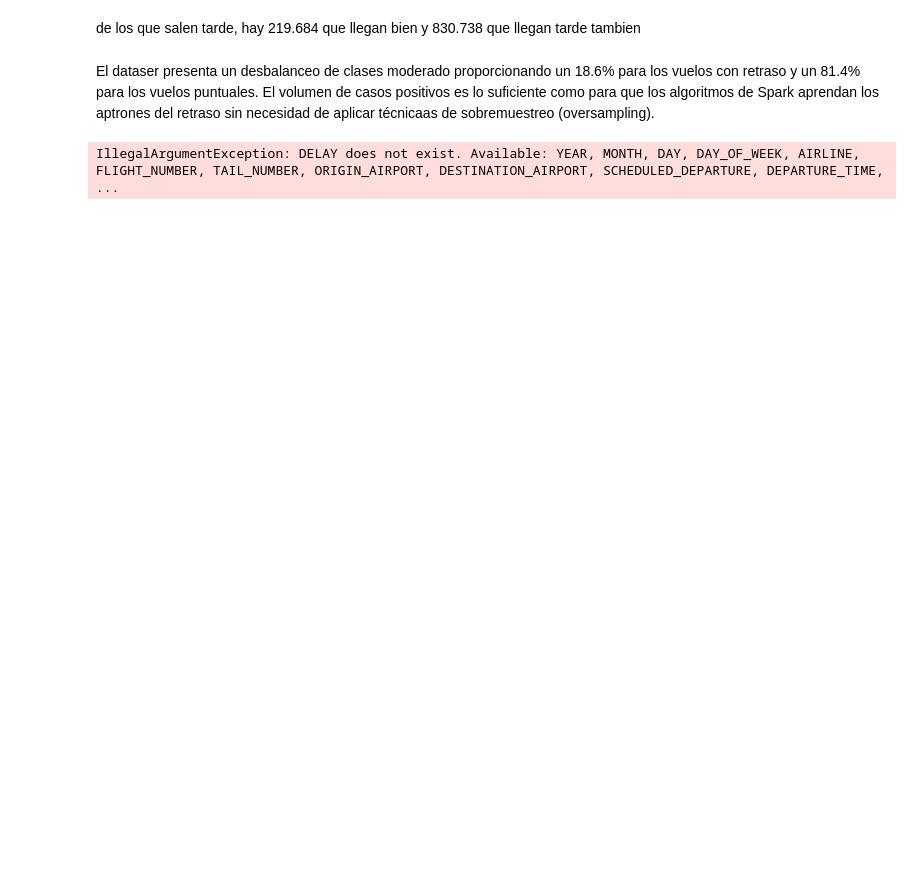
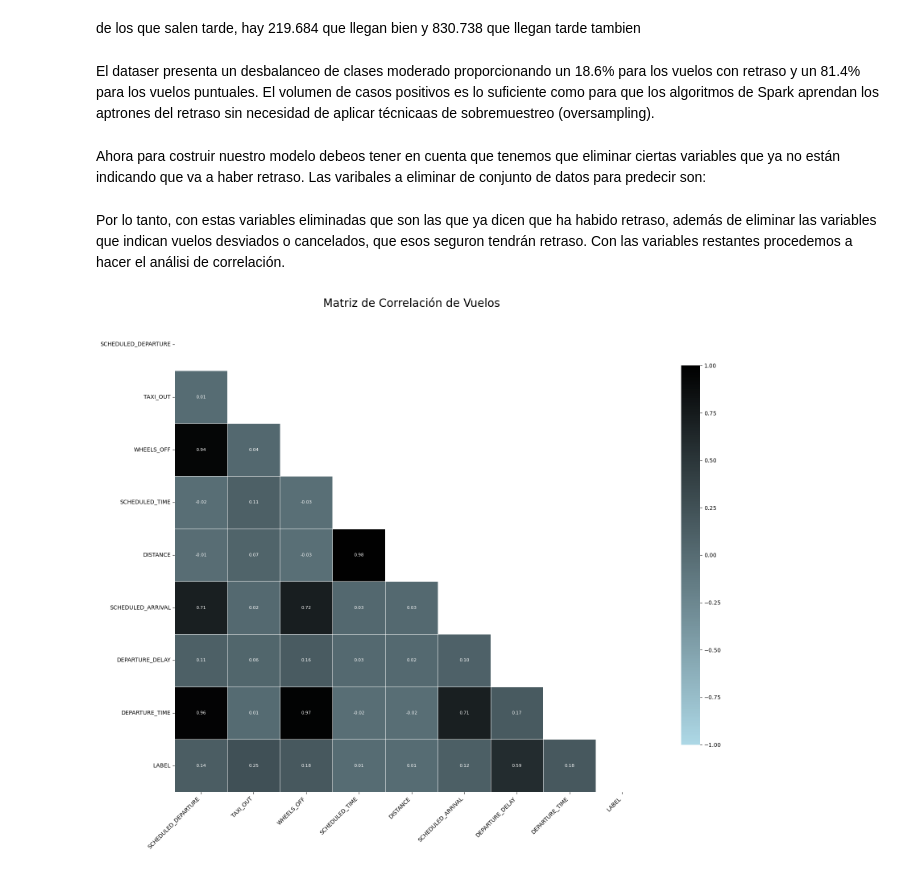
Before and after one commit to mikellorite/FlightDelays-BigData, a Jupyter notebook: FlightDelays.ipynb, the cells around one changed output. Drawn from its saved outputs; the diff is of its cells as text; code cells hidden in the pictures; blank space fills up the shorter version.

Commit message:
primer modelo - ft loro

```diff
--- a/FlightDelays.ipynb
+++ b/FlightDelays.ipynb
@@ -41,5 +35,6 @@ print(f"Total de vuelos iniciales: {df_flights.count():,}")
 Total de vuelos iniciales: 5,819,079
 # %%
+df_airlines = df_airlines.withColumnRenamed("AIRLINE", "AIRLINE_NAMES")
 df_joined = df_flights.join(
     F.broadcast(df_airlines),
     df_flights.AIRLINE == df_airlines.IATA_CODE,
@@ -167,8 +181,12 @@ print(df_model.filter((F.col("ARRIVAL_DELAY") >= 15) & (F.col("DEPARTURE_DELAY")
 de los que salen tarde, hay 219.684 que llegan bien y 830.738 que llegan tarde tambien
 # %% [markdown]
 El dataser presenta un desbalanceo de clases moderado proporcionando un 18.6% para los vuelos con retraso y un 81.4% para los vuelos puntuales. El volumen de casos positivos es lo suficiente como para que los algoritmos de Spark aprendan los aptrones del retraso sin necesidad de aplicar técnicaas de sobremuestreo (oversampling).
+# %% [markdown]
+Ahora para costruir nuestro modelo debeos tener en cuenta que tenemos que eliminar ciertas variables que ya no están indicando que va a haber retraso. Las varibales a eliminar de conjunto de datos para predecir son:
 # %%
-df_model = df_model.drop("CANCELLED", "DIVERTED")
+df_model = df_model.drop("CANCELLED", "DIVERTED", "ARRIVAL_DELAY", "ARRIVAL_TIME", "WHEELS_ON", "TAXI_IN", "ELAPSED_TIME", "AIR_SYSTEM_DELAY", "SECURITY_DELAY", "AIRLINE_DELAY", "LATE_AIRCRAFT_DELAY", "WEATHER_DELAY", "AIR_TIME")
+# %% [markdown]
+Por lo tanto, con estas variables eliminadas que son las que ya dicen que ha habido retraso, además de eliminar las variables que indican vuelos desviados o cancelados, que esos seguron tendrán retraso. Con las variables restantes procedemos a hacer el análisi de correlación.
 # %%
 from pyspark.ml.stat import Correlation
 from pyspark.ml.feature import VectorAssembler
@@ -180,14 +198,15 @@ from matplotlib.colors import LinearSegmentedColormap
 
 # 1. Seleccionamos las variables numéricas candidatas
 numeric_cols = [
-    "SCHEDULED_DEPARTURE", "DEPARTURE_TIME",
-    "DEPARTURE_DELAY", "TAXI_OUT", "WHEELS_OFF", "SCHEDULED_TIME", "ELAPSED_TIME", "AIR_TIME",
-    "DISTANCE", "WHEELS_ON", "TAXI_IN", "SCHEDULED_ARRIVAL", "ARRIVAL_TIME", "ARRIVAL_DELAY", "TARGET"
+    "SCHEDULED_DEPARTURE", "TAXI_OUT", "WHEELS_OFF", "SCHEDULED_TIME",
+    "DISTANCE", "SCHEDULED_ARRIVAL", "DEPARTURE_DELAY", "DEPARTURE_TIME", "LABEL"
 ]
+
+categorical_cols = ["AIRLINE", "TAIL_NUMBER", "ORIGIN_AIRPORT", "DESTINATION_AIRPORT"]
 
 # 2. Preparamos el vector para Spark
 assembler = VectorAssembler(inputCols=numeric_cols, outputCol="corr_features")
-df_vector = assembler.transform(df_clean).select("corr_features")
+df_vector = assembler.transform(df_model).select("corr_features")
 
 # 3. Calculamos la matriz de Pearson
 matrix = Correlation.corr(df_vector, "corr_features").collect()[0][0]
@@ -203,31 +222,31 @@ corr_matrix_df = pd.DataFrame(cor_np, columns=numeric_cols, index=numeric_cols)
 mask = np.triu(np.ones_like(corr_matrix_df, dtype=bool))
 
 # 6. Configurar el tamaño de la figura
 plt.figure(figsize=(18, 14))
 
 # 7. Crear el mapa de colores personalizado: de azul claro ('#ADD8E6') a negro ('#000000')
 cmap = LinearSegmentedColormap.from_list("light_blue_to_black", ["#ADD8E6", "#000000"])
 
 # 8. Dibujar el mapa de calor
 sns.heatmap(corr_matrix_df,
             mask=mask,
             cmap=cmap,
             vmin=-1.0, vmax=1.0,       # El rango de correlación de Pearson es siempre -1 a 1
             center=0,                  # Centramos el color en 0 (sin correlación)
             square=True,               # Forzamos que las celdas sean cuadradas
             linewidths=0.5,            # Líneas de separación finas entre celdas
             cbar_kws={"shrink": 0.8},  # Ajustamos el tamaño de la barra de leyenda
             annot=True,                # Mostramos los valores numéricos
             fmt=".2f",                 # Redondeamos a 2 decimales
             annot_kws={"size": 8})     # Reducimos un poco el texto para que quepa bien
 
 # 9. Ajustes finales de diseño
 plt.title("Matriz de Correlación de Vuelos", fontsize=20, pad=20)
 plt.xticks(rotation=45, ha='right')    # Inclinamos las etiquetas del eje X para que no se superpongan
 plt.yticks(rotation=0)
 plt.tight_layout()
 
 # Mostrar la gráfica
 plt.show()
 # %% [output]
-IllegalArgumentException: DELAY does not exist. Available: YEAR, MONTH, DAY, DAY_OF_WEEK, AIRLINE, FLIGHT_NUMBER, TAIL_NUMBER, ORIGIN_AIRPORT, DESTINATION_AIRPORT, SCHEDULED_DEPARTURE, DEPARTURE_TIME, ...
+[figure, added]
```
Also changed, not shown: parts of 14 cells of this notebook.
